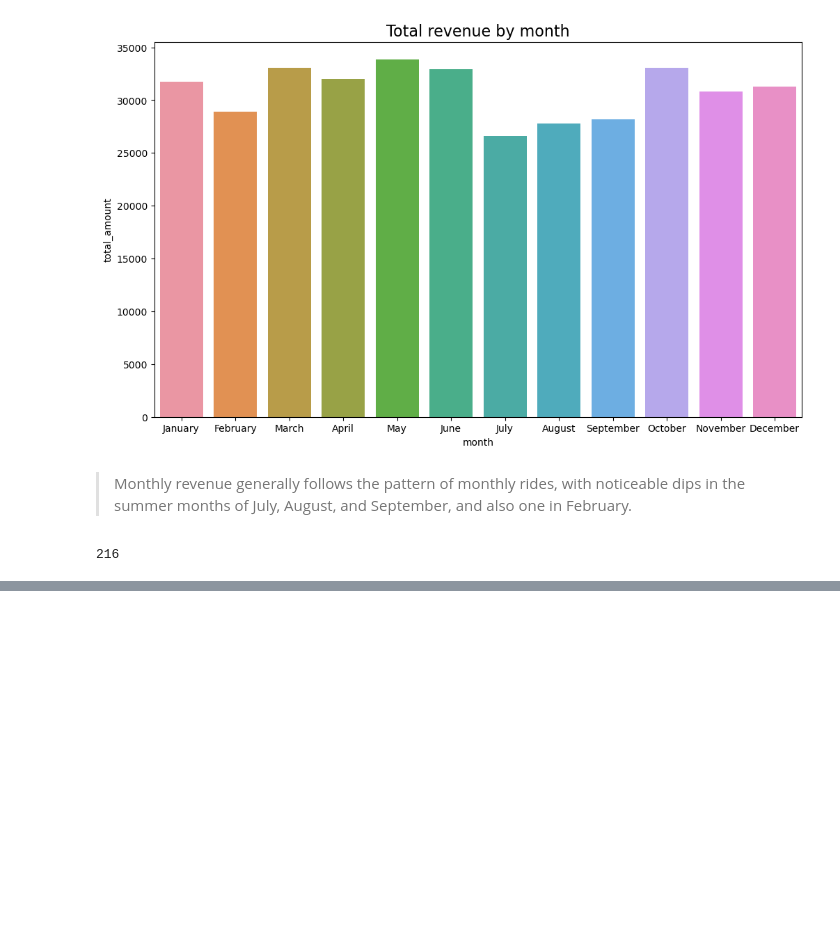
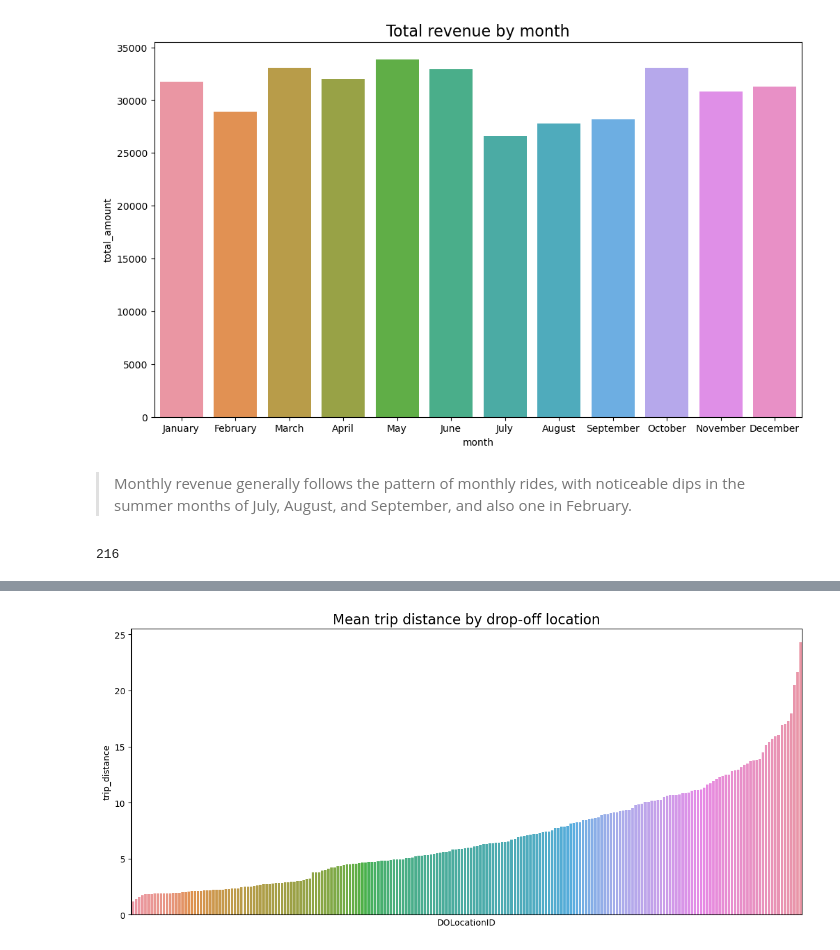
Before and after one commit to alishanstyles/Automatidata, a Jupyter notebook: Untitled.ipynb, the cells around one changed output, grey strips where cells are left out. Cells and saved outputs as stored; diff of their text form; code cells hidden in the pictures; blank space fills up the shorter version.

```diff
--- a/Untitled.ipynb
+++ b/Untitled.ipynb
@@ -352,7 +352,7 @@ df['DOLocationID'].nunique()
 216
 # %%
 # Calculate the mean trip distance for each drop-off location
-distance_by_dropoff = df.groupby(['DOLocationID'])['trip_distance'].mean()
+distance_by_dropoff = df.groupby(['DOLocationID'])[['trip_distance']].mean()
 # %%
 # Sort the results in descending order by mean trip distance
 distance_by_dropoff = distance_by_dropoff.sort_values(by='trip_distance')
@@ -361,0 +375,11 @@ TypeError: Series.sort_values() got an unexpected keyword argument 'by'
+# %%
+# Create a bar plot of mean trip distances by drop-off location in ascending order by distance
+plt.figure(figsize=(14,6))
+ax = sns.barplot(x=distance_by_dropoff.index,
+                 y=distance_by_dropoff['trip_distance'],
+                 order=distance_by_dropoff.index)
+ax.set_xticklabels([])
+ax.set_xticks([])
+plt.title('Mean trip distance by drop-off location', fontsize=16);
+# %% [output]
+[figure, added]
```
Also changed, not shown: parts of 10 cells of this notebook.
